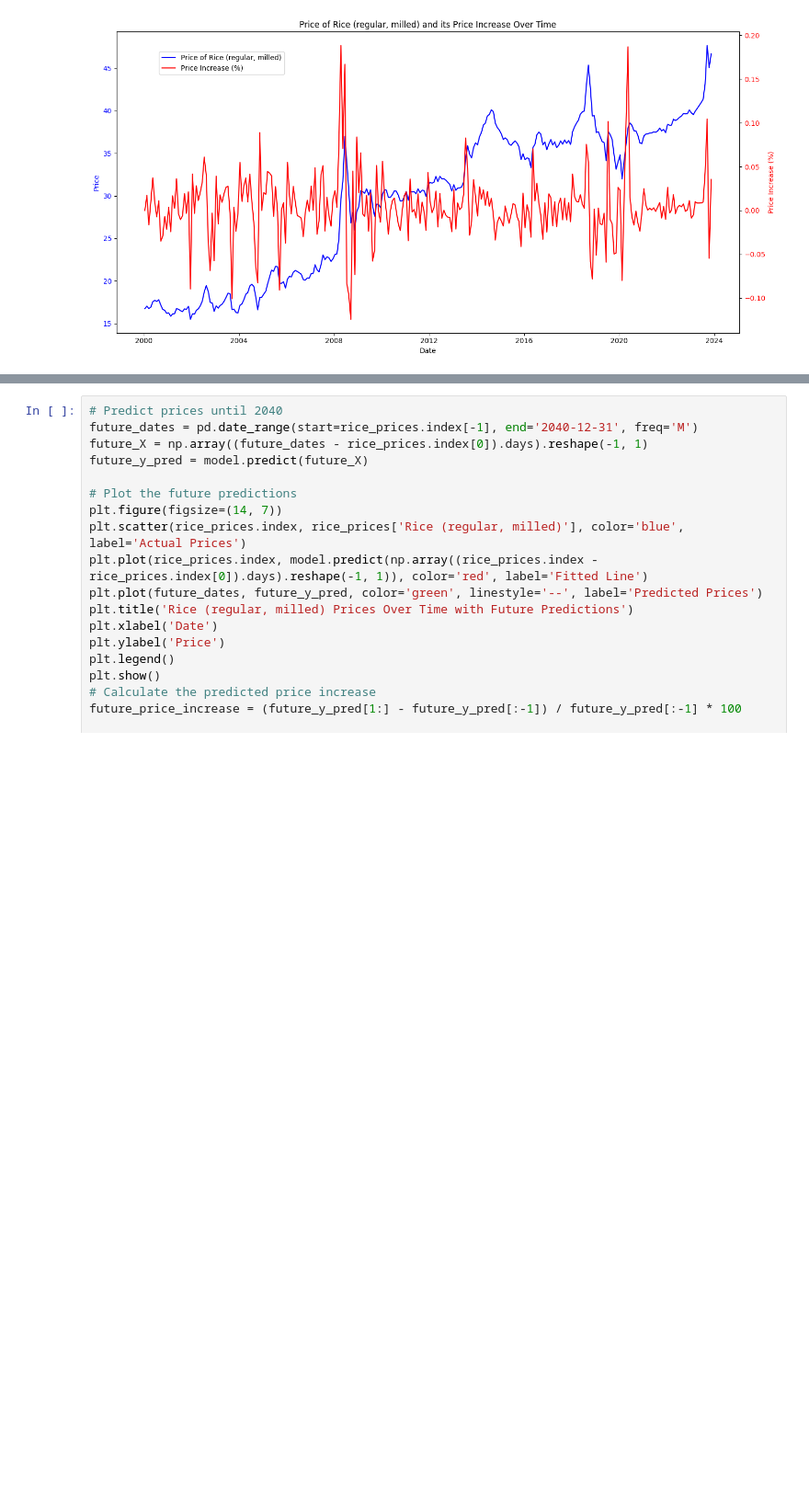
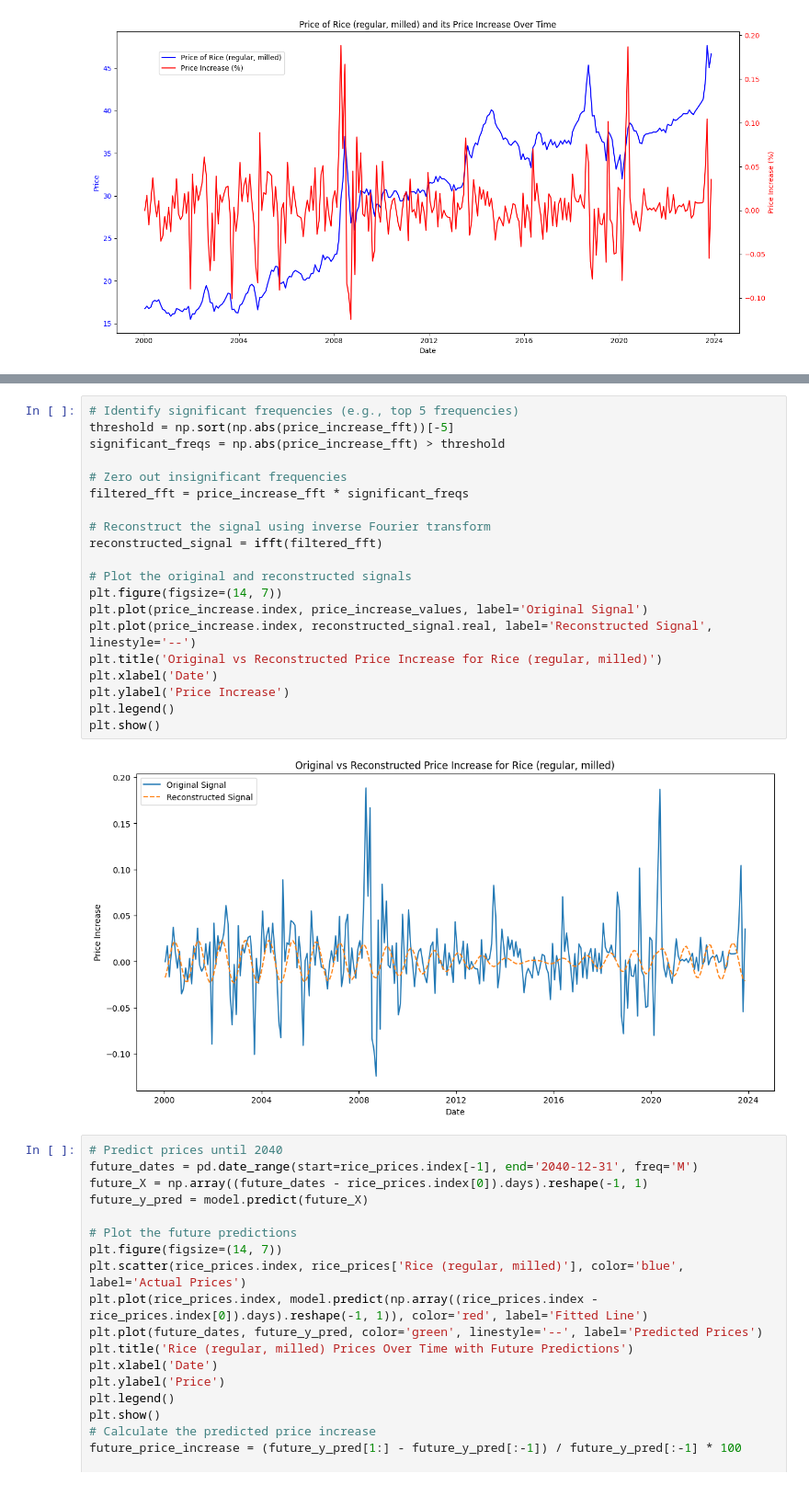
Before and after one commit to jkcte/food-data-philippines-2000-2023-per-day, a Jupyter notebook: foodDataInformation.ipynb, the cells around one changed output, grey strips where cells are left out. Shown at 92% size. Saved outputs shown, nothing was run; the diff lists cells and outputs as text; blank space fills up the shorter version.

```diff
--- a/foodDataInformation.ipynb
+++ b/foodDataInformation.ipynb
@@ -230,3 +303,25 @@ plt.show()
+# %%
+# Identify significant frequencies (e.g., top 5 frequencies)
+threshold = np.sort(np.abs(price_increase_fft))[-5]
+significant_freqs = np.abs(price_increase_fft) > threshold
+
+# Zero out insignificant frequencies
+filtered_fft = price_increase_fft * significant_freqs
+
+# Reconstruct the signal using inverse Fourier transform
+reconstructed_signal = ifft(filtered_fft)
+
+# Plot the original and reconstructed signals
+plt.figure(figsize=(14, 7))
+plt.plot(price_increase.index, price_increase_values, label='Original Signal')
+plt.plot(price_increase.index, reconstructed_signal.real, label='Reconstructed Signal', linestyle='--')
+plt.title('Original vs Reconstructed Price Increase for Rice (regular, milled)')
+plt.xlabel('Date')
+plt.ylabel('Price Increase')
+plt.legend()
+plt.show()
+# %% [output]
+[figure, added]
 # %%
 # Predict prices until 2040
 future_dates = pd.date_range(start=rice_prices.index[-1], end='2040-12-31', freq='M')
```
Also changed, not shown: parts of 2 cells of this notebook.
